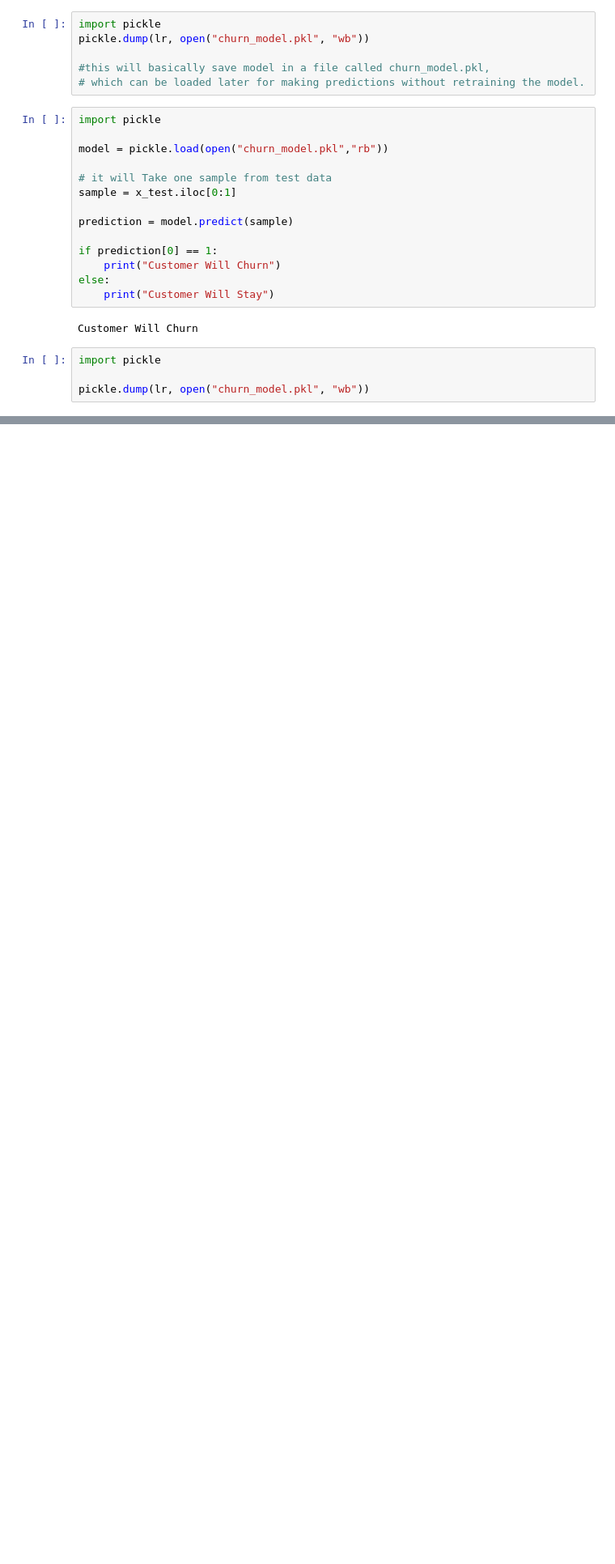
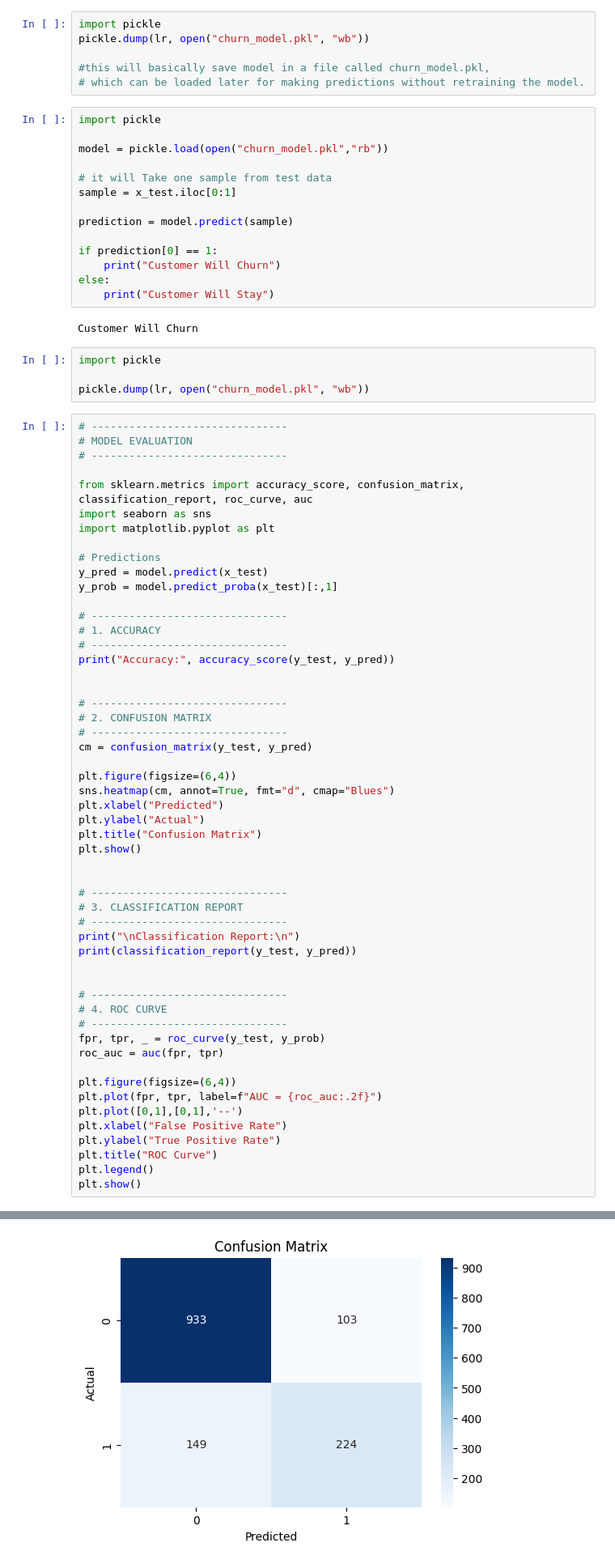
Before and after one commit to kuljeetd185-gif/Customer-Churn-Prediction-System, a Jupyter notebook: notebooks/churn_analysis.ipynb, the cells around one changed output, grey strips where cells are left out. Shown at 81% size. Saved outputs shown, nothing was run; the diff lists cells and outputs as text; blank space fills up the shorter version.

```diff
--- a/notebooks/churn_analysis.ipynb
+++ b/notebooks/churn_analysis.ipynb
@@ -364,3 +364,57 @@ Customer Will Churn
 import pickle
 
 pickle.dump(lr, open("churn_model.pkl", "wb"))
+# %%
+# -------------------------------
+# MODEL EVALUATION
+# -------------------------------
+
+from sklearn.metrics import accuracy_score, confusion_matrix, classification_report, roc_curve, auc
+import seaborn as sns
+import matplotlib.pyplot as plt
+
+# Predictions
+y_pred = model.predict(x_test)
+y_prob = model.predict_proba(x_test)[:,1]
+
+# -------------------------------
+# 1. ACCURACY
+# -------------------------------
+print("Accuracy:", accuracy_score(y_test, y_pred))
+
+
+# -------------------------------
+# 2. CONFUSION MATRIX
+# -------------------------------
+cm = confusion_matrix(y_test, y_pred)
+
+plt.figure(figsize=(6,4))
+sns.heatmap(cm, annot=True, fmt="d", cmap="Blues")
+plt.xlabel("Predicted")
+plt.ylabel("Actual")
+plt.title("Confusion Matrix")
+plt.show()
+
+
+# -------------------------------
+# 3. CLASSIFICATION REPORT
+# -------------------------------
+print("\nClassification Report:\n")
+print(classification_report(y_test, y_pred))
+
+
+# -------------------------------
+# 4. ROC CURVE
+# -------------------------------
+fpr, tpr, _ = roc_curve(y_test, y_prob)
+roc_auc = auc(fpr, tpr)
+
+plt.figure(figsize=(6,4))
+plt.plot(fpr, tpr, label=f"AUC = {roc_auc:.2f}")
+plt.plot([0,1],[0,1],'--')
+plt.xlabel("False Positive Rate")
+plt.ylabel("True Positive Rate")
+plt.title("ROC Curve")
+plt.legend()
+plt.show()
+# %% [output]
@@ -366,0 +422 @@ pickle.dump(lr, open("churn_model.pkl", "wb"))
+[figure, added]
```
Also changed, not shown: parts of 9 cells of this notebook, 3 other files.
